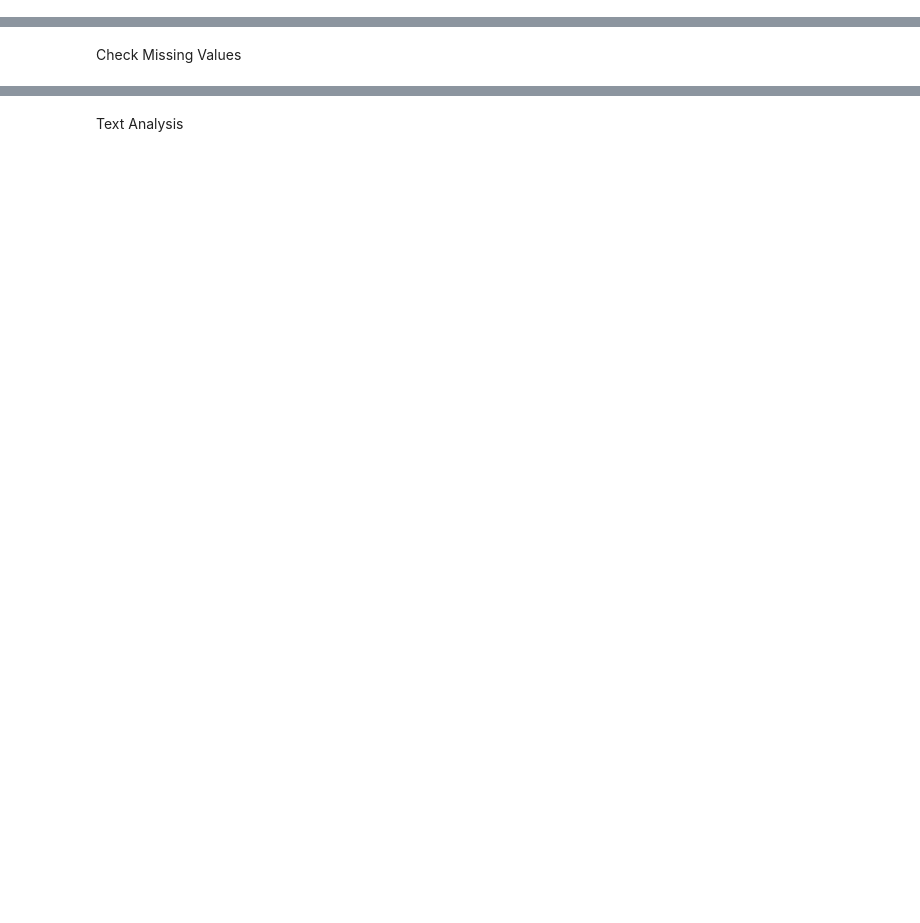
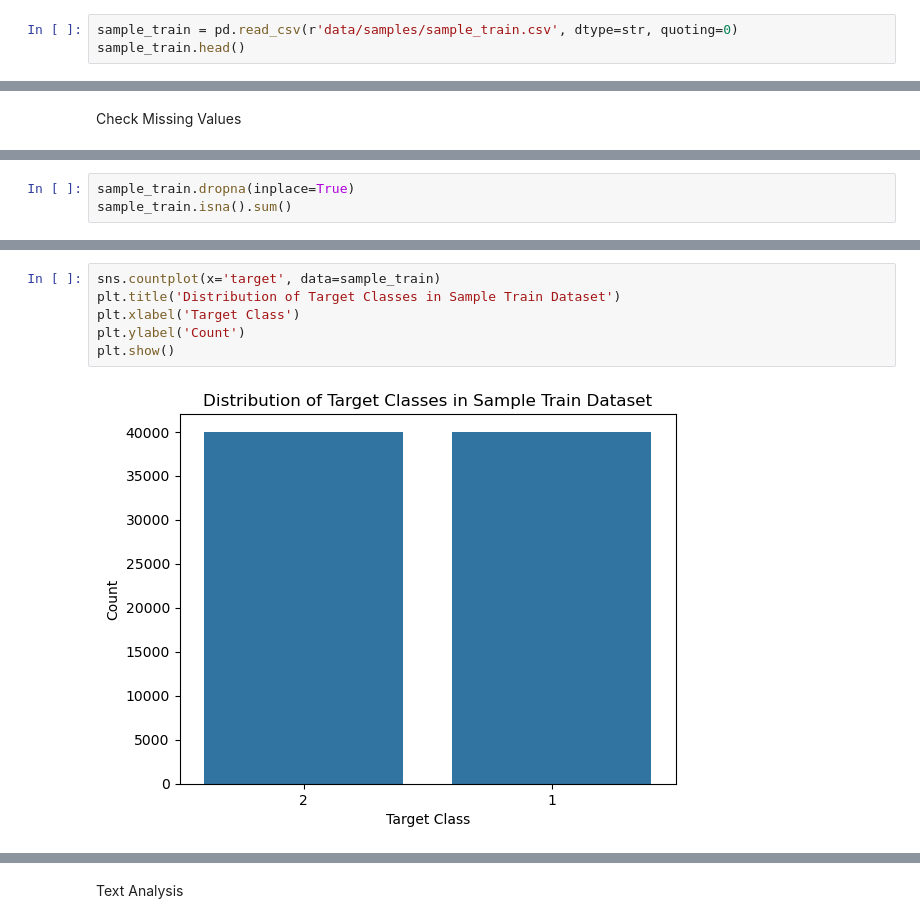
Before and after one commit to elsayedelmandoh/sentiment-sleuth, a Jupyter notebook: notebooks/02_eda.ipynb, the cells around one changed output, grey strips where cells are left out. Cells and saved outputs as stored; diff of their text form; blank space fills up the shorter version.

```diff
--- a/notebooks/02_eda.ipynb
+++ b/notebooks/02_eda.ipynb
@@ -16,0 +21,3 @@ print(Path.cwd())
+# %%
+sample_train = pd.read_csv(r'data/samples/sample_train.csv', dtype=str, quoting=0)
+sample_train.head()
@@ -20,0 +53,3 @@ Check Class Balance
+# %%
+sample_train.dropna(inplace=True)
+sample_train.isna().sum()
@@ -20,0 +76,8 @@ Check Class Balance
+# %%
+sns.countplot(x='target', data=sample_train)
+plt.title('Distribution of Target Classes in Sample Train Dataset')
+plt.xlabel('Target Class')
+plt.ylabel('Count')
+plt.show()
+# %% [output]
+[figure, added]
```
Also changed, not shown: parts of 20 cells of this notebook, 1 other file.
